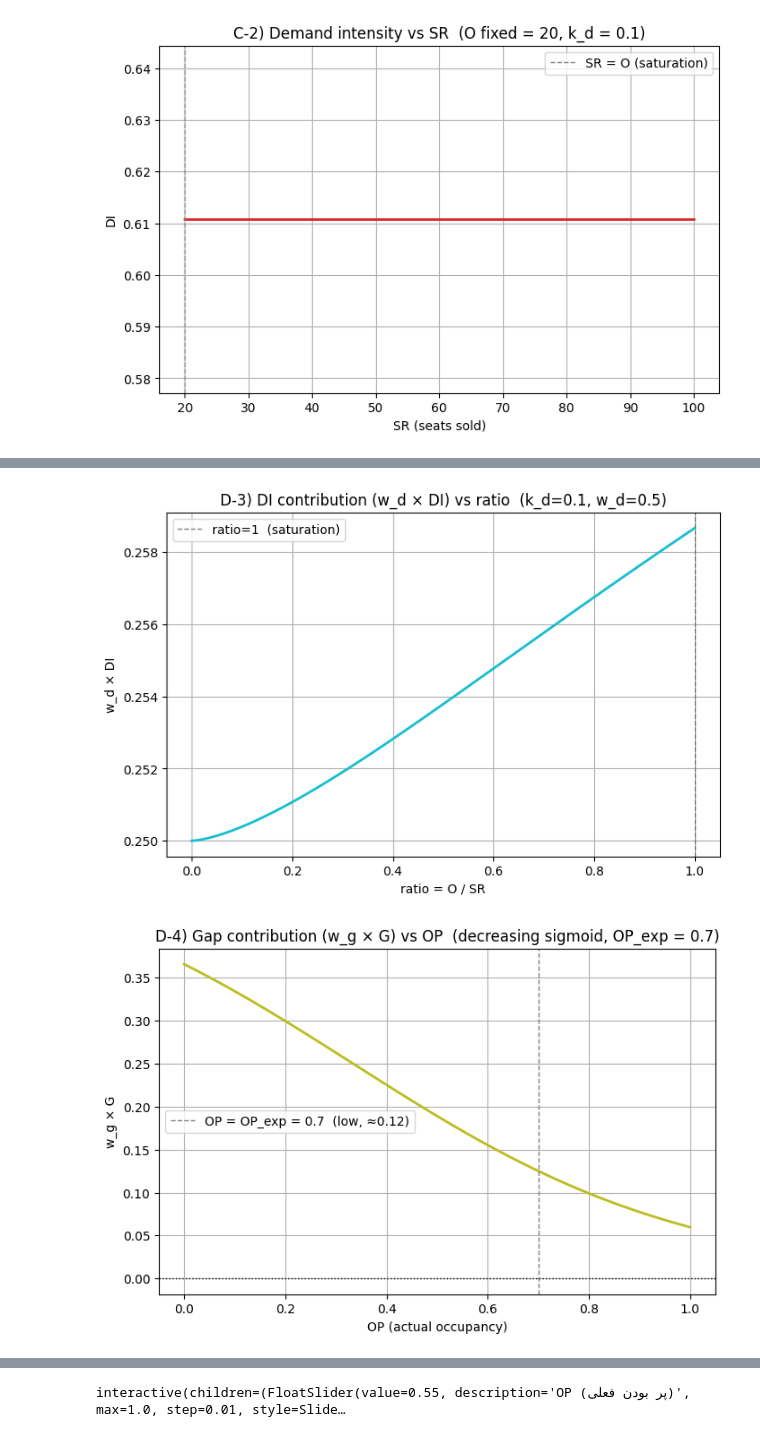
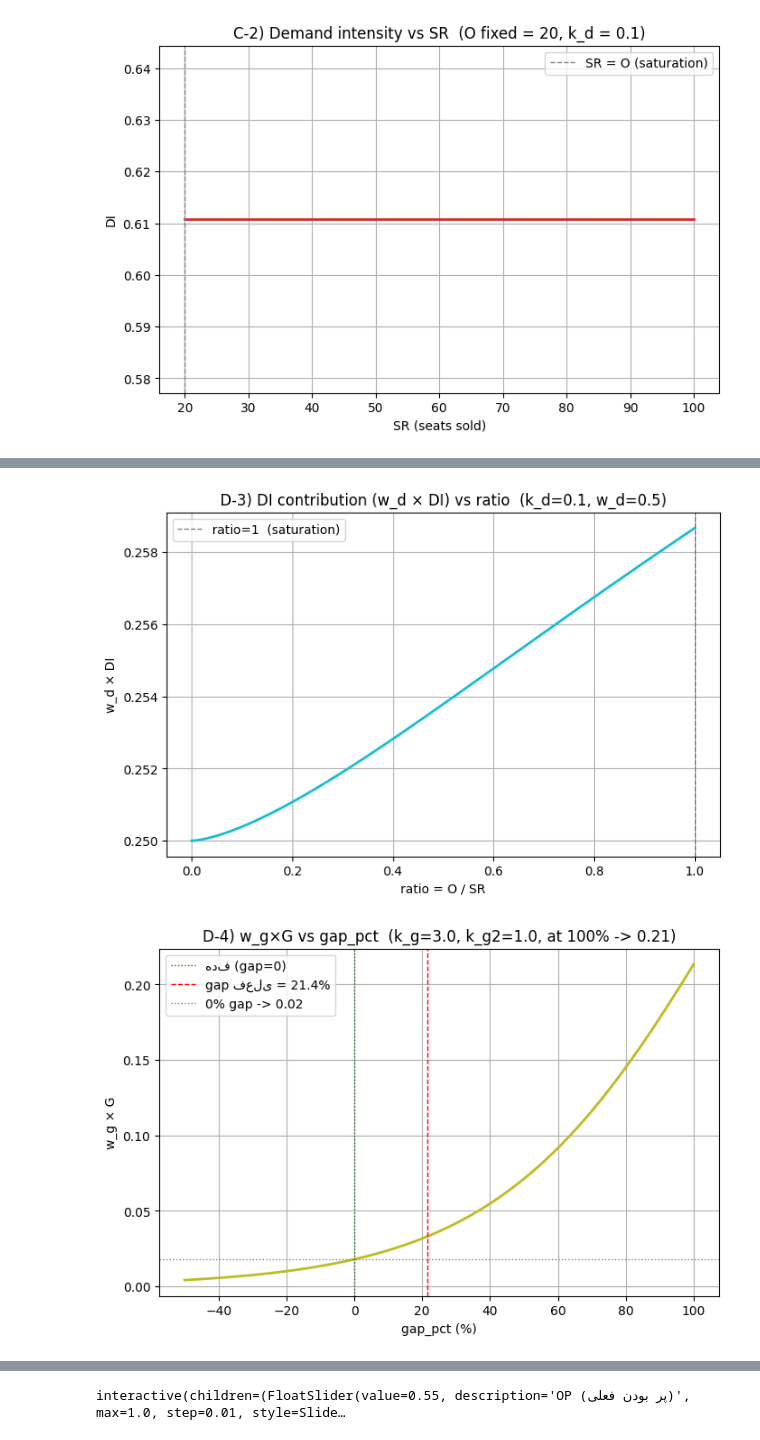
Before and after one commit to amirmohammadseyedi/barogame, a Jupyter notebook: demand_scoring.ipynb, the cells around one changed output, grey strips where cells are left out. Saved outputs shown, nothing was run; the diff lists cells and outputs as text; code cells hidden in the pictures.

```diff
--- a/demand_scoring.ipynb
+++ b/demand_scoring.ipynb
@@ -120,16 +120,19 @@ def gap_unit(OP, OP_exp):
     return gap_pct(OP, OP_exp) / 100.0
 
 
-def gap_function(gap_unit, k_g, g_at_zero=0.25):
+def gap_function(gap_unit, k_g, k_g2=1.0, g_at_zero=0.25):
     """Sigmoid on normalized gap; extends smoothly for negative gap (oversold).
 
-    gap_unit=0   (0% gap, target reached) -> G ~= g_at_zero
-    gap_unit=1   (100% gap, empty)       -> sigmoid argument = k_g (default 3)
-    gap_unit<0   (oversold)              -> G continues below g_at_zero
+    G = sigmoid(k_g * (k_g2 * gap_unit - shift))
+    shift = ln((1-g0)/g0).  When k_g=1 and gap_unit=0, G ~= g0.
+
+    k_g2  — weight on gap_unit only.
+    k_g   — scales the whole inner term (k_g2*gap - shift).
     """
     gap_unit = np.asarray(gap_unit, dtype=float)
+    k_g_a = np.maximum(np.asarray(k_g, dtype=float), 1e-12)
     shift = np.log((1.0 - g_at_zero) / g_at_zero)
-    return sigmoid(k_g * gap_unit - shift)
+    return sigmoid(k_g_a * (k_g2 * gap_unit - shift))
 
 
 def demand_intensity(O, SR, k_d, order_exp=1.5):
@@ -194,11 +197,12 @@ DEFAULTS = dict(
     OP_exp=0.70,  # expected occupancy proportion (0..1)
     O=20,         # order count (>= 0)
     SR=15,        # sales rate (0..1)
-    k_g=3.0,      # gap sensitivity
+    k_g=3.0,      # scales whole (k_g2*gap - shift) inside sigmoid
+    k_g2=1.0,     # weight on gap_unit only
     k_d=0.1,      # demand sensitivity
     w_g=0.5,      # weight on gap signal
     w_d=0.5,      # weight on demand intensity
-    g0=0.25,      # G at 0% gap (target reached); shift = ln((1-g0)/g0)
+    g0=0.25,      # defines shift = ln((1-g0)/g0); G=g0 at gap=0 only when k_g=1
     order_exp=1.5,  # exponent on O in DI_raw = O^order_exp * SR
     chart_gap_min=-50.0,  # gap_pct axis min on charts (%)
     chart_gap_max=100.0,  # gap_pct axis max on charts (%)
@@ -208,7 +212,7 @@ DEFAULTS = dict(
 
 
 def score_model(OP, OP_exp, O, SR, k_g, k_d, w_g, w_d, sales_pressure=True,
-                g0=0.25, order_exp=1.5):
+                g0=0.25, k_g2=1.0, order_exp=1.5):
     """Conditional demand scoring model.
 
     sales_pressure True  -> Score = w_g * G + w_d * DI  (gap + sales pressure)
@@ -225,7 +229,7 @@ def score_model(OP, OP_exp, O, SR, k_g, k_d, w_g, w_d, sales_pressure=True,
     g_unit = gap_unit(OP_a, OP_exp_a)
     gap_abs = OP_exp_a - OP_a
 
-    G = gap_function(g_unit, k_g, g_at_zero=g0)
+    G = gap_function(g_unit, k_g, k_g2=k_g2, g_at_zero=g0)
     DI = demand_intensity(O, SR, k_d, order_exp=order_exp)
 
     # Recompute DI_raw for reporting/plotting (mirrors demand_intensity logic).
@@ -246,6 +250,10 @@ def score_model(OP, OP_exp, O, SR, k_g, k_d, w_g, w_d, sales_pressure=True,
                 G=G, DI_raw=DI_raw, DI=DI, Score=Score)
 
 
-# Sanity check with defaults.
-score_model(**DEFAULTS)
+# Sanity check with defaults (chart_* keys are for plotting only).
+_score_keys = (
+    "OP", "OP_exp", "O", "SR", "k_g", "k_g2", "k_d", "w_g", "w_d",
+    "sales_pressure", "g0", "order_exp",
+)
+score_model(**{k: DEFAULTS[k] for k in _score_keys})
 # %% [output]
@@ -381,43 +399,43 @@ res = score_model(
     OP=p["OP"], OP_exp=p["OP_exp"],
     O=ratio_grid, SR=np.ones_like(ratio_grid),
     k_g=p["k_g"], k_d=p["k_d"], w_g=p["w_g"], w_d=p["w_d"],
-    g0=p["g0"], order_exp=p["order_exp"],
+    g0=p["g0"], k_g2=p["k_g2"], order_exp=p["order_exp"],
     sales_pressure=p["sales_pressure"],
 )
 di_contrib = p["w_d"] * res["DI"]
 
 plt.figure()
 plt.plot(ratio_grid, di_contrib, color="tab:cyan", lw=2)
 plt.axvline(1.0, color="gray", ls="--", lw=1, label="ratio=1  (saturation)")
 plt.title(f"D-3) DI contribution (w_d × DI) vs ratio  (k_d={p['k_d']}, w_d={p['w_d']})")
 plt.xlabel("ratio = O / SR")
 plt.ylabel("w_d × DI")
 plt.legend()
 plt.show()
 
 # D-4) Gap contribution (w_g * G) vs gap_pct  (oversold -> negative gap)
 gap_pct_grid = np.linspace(p["chart_gap_min"], p["chart_gap_max"], 400)
-G_grid = gap_function(gap_pct_grid / 100.0, p["k_g"], g_at_zero=p["g0"])
+G_grid = gap_function(gap_pct_grid / 100.0, p["k_g"], k_g2=p["k_g2"], g_at_zero=p["g0"])
 gap_contrib = p["w_g"] * G_grid
 
-g_at_zero = p["w_g"] * gap_function(0.0, p["k_g"], g_at_zero=p["g0"])
-g_at_full = p["w_g"] * gap_function(1.0, p["k_g"], g_at_zero=p["g0"])
+g_at_zero = p["w_g"] * gap_function(0.0, p["k_g"], k_g2=p["k_g2"], g_at_zero=p["g0"])
+g_at_full = p["w_g"] * gap_function(1.0, p["k_g"], k_g2=p["k_g2"], g_at_zero=p["g0"])
 
 plt.figure()
 plt.plot(gap_pct_grid, gap_contrib, color="tab:olive", lw=2)
 plt.axvline(0, color="green", ls=":", lw=1, label="هدف (gap=0)")
 plt.axvline(float(gap_pct(p["OP"], p["OP_exp"])), color="red", ls="--", lw=1,
             label=f"gap فعلی = {float(gap_pct(p['OP'], p['OP_exp'])):.1f}%")
 plt.axhline(g_at_zero, color="gray", ls=":", lw=1,
             label=f"0% gap -> {g_at_zero:.2f}")
-plt.title(f"D-4) w_g×G vs gap_pct  (k_g={p['k_g']}, at 100% -> {g_at_full:.2f})")
+plt.title(f"D-4) w_g×G vs gap_pct  (k_g={p['k_g']}, k_g2={p['k_g2']}, at 100% -> {g_at_full:.2f})")
 plt.xlabel("gap_pct (%)")
 plt.ylabel("w_g × G")
 plt.legend()
 plt.show()
 # %% [output]
 [figure]
-[figure, old version]
+[figure, new version]
 # %% [markdown]
 ## 5. Interactive input
 
```
Also changed, not shown: parts of 9 cells of this notebook, 2 other files.
